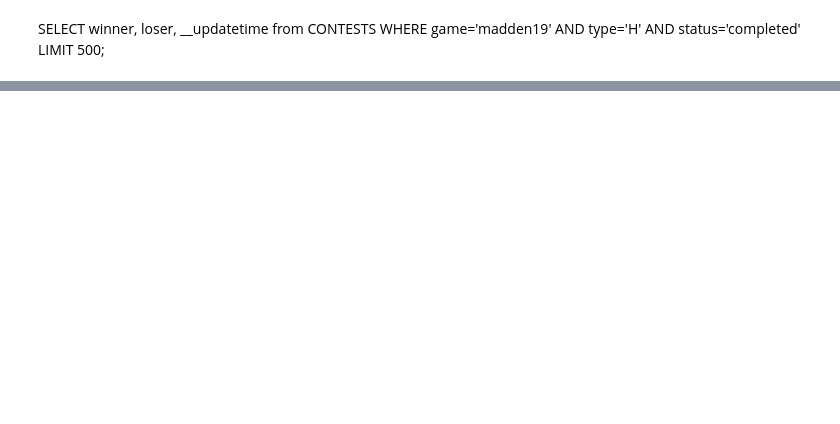
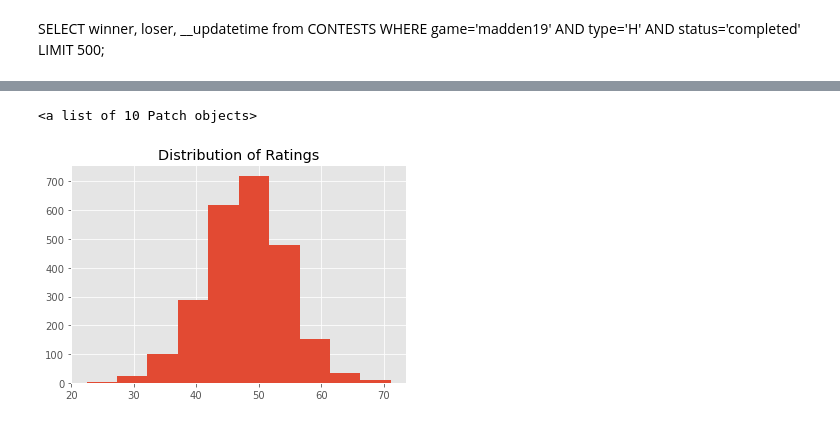
Before and after one commit to mynameisvinn/Matcha-Latte, a Jupyter notebook: Applying TrueSkill to Matches.ipynb, the cells around one changed output, grey strips where cells are left out. Drawn from its saved outputs; the diff is of its cells as text; code cells hidden in the pictures; blank space fills up the shorter version.

```diff
--- a/Applying TrueSkill to Matches.ipynb
+++ b/Applying TrueSkill to Matches.ipynb
@@ -132,0 +129,6 @@ ValueError: operands could not be broadcast together with shapes (690,) (0,)
+# %%
+plt.title('Distribution of Ratings')
+plt.hist(list(map(lambda x: x.ranking.mu, population.values())))[2]
+# %% [output]
+<a list of 10 Patch objects>
+[figure, added]
```
Also changed, not shown: parts of 6 cells of this notebook.
